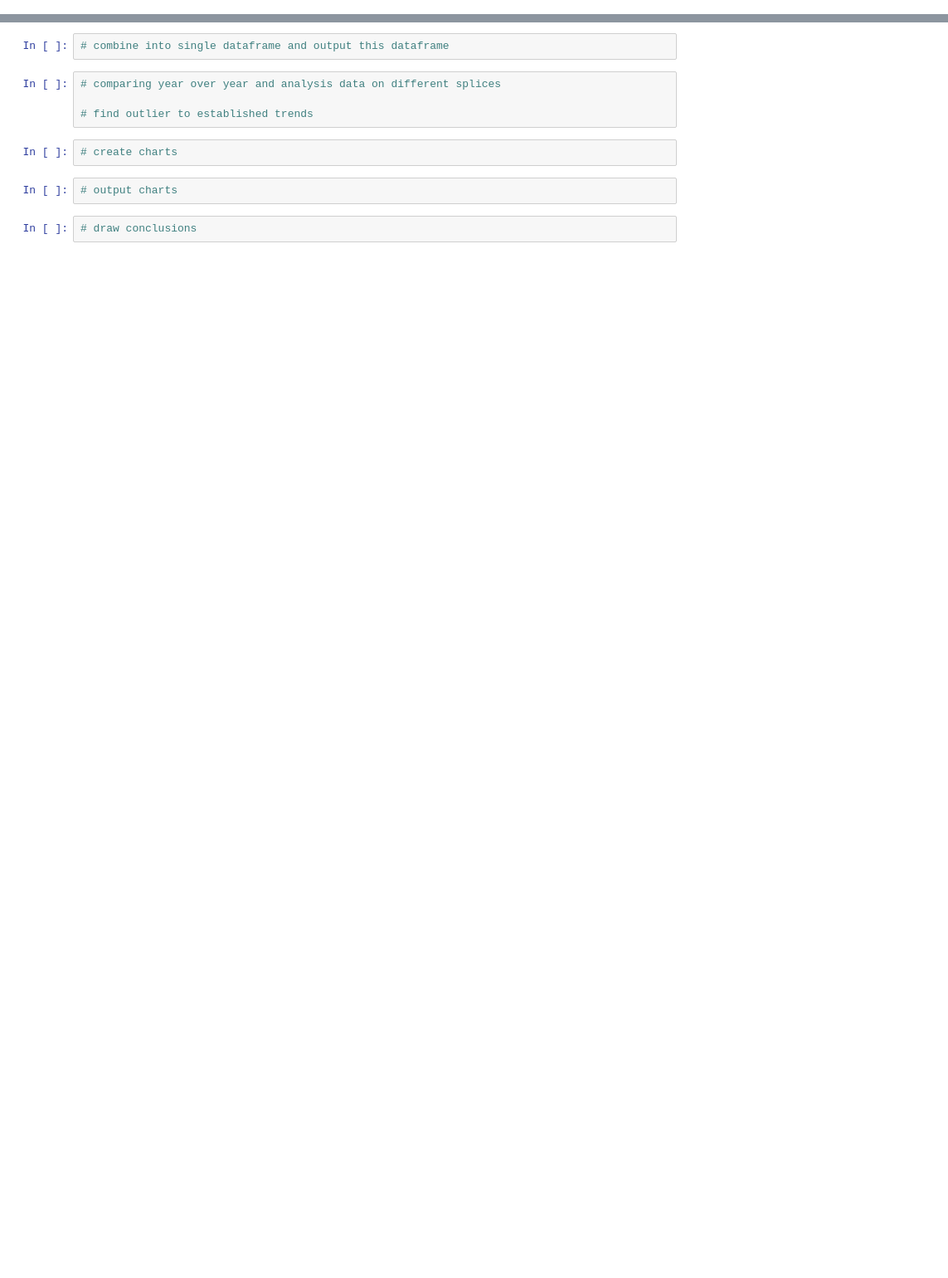
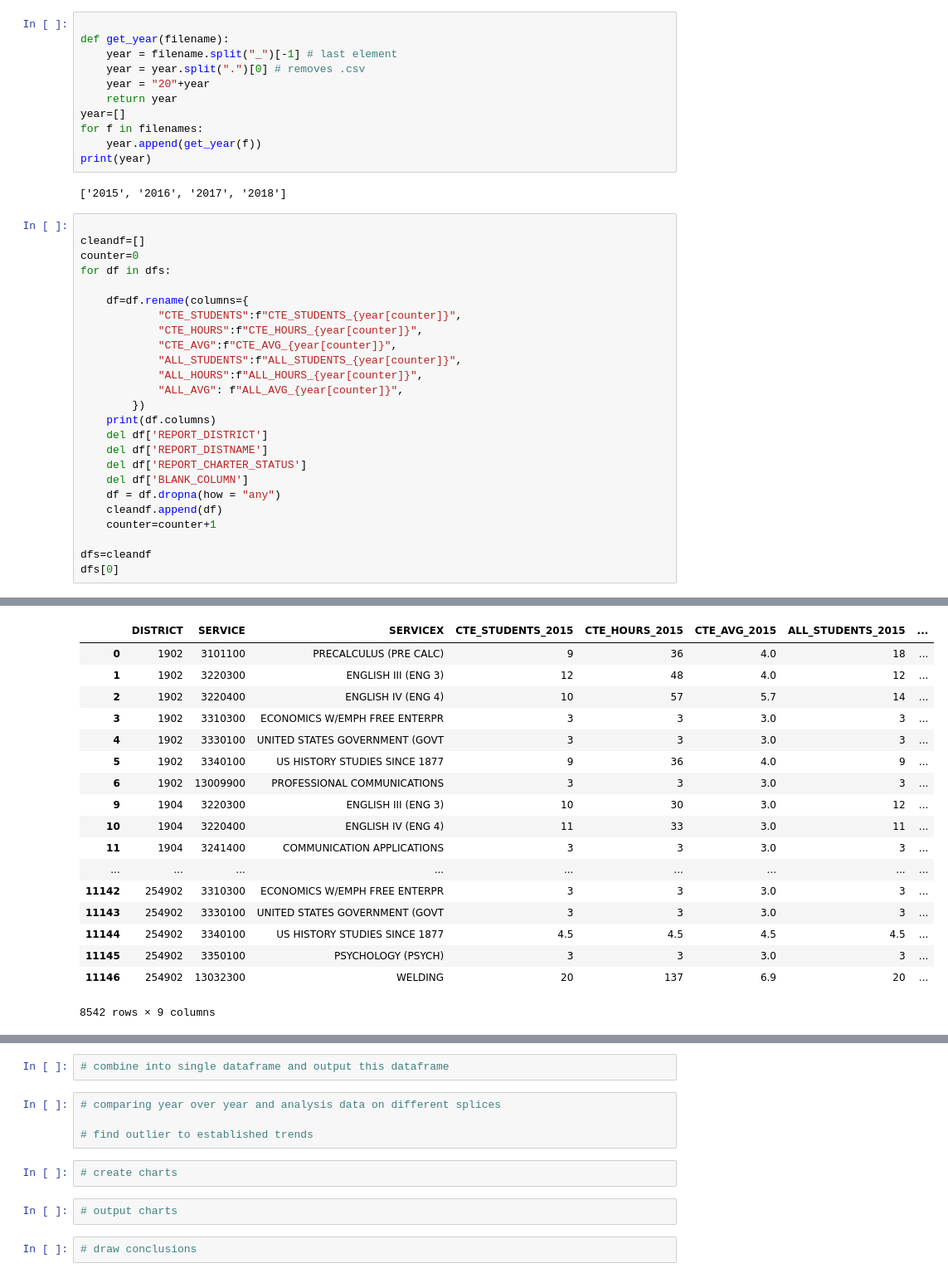
Before and after one commit to Kev-clark/Project_1, a Jupyter notebook: Base Project code.ipynb, the cells around one changed output, grey strips where cells are left out. Shown at 83% size. Saved outputs shown, nothing was run; the diff lists cells and outputs as text; blank space fills up the shorter version.

```diff
--- a/Base Project code.ipynb
+++ b/Base Project code.ipynb
@@ -65,0 +24,39 @@ dfs[0]
+# %%
+
+def get_year(filename):
+    year = filename.split("_")[-1] # last element
+    year = year.split(".")[0] # removes .csv
+    year = "20"+year
+    return year
+year=[]
+for f in filenames:
+    year.append(get_year(f))
+print(year)
+# %% [output]
+['2015', '2016', '2017', '2018']
+# %%
+
+cleandf=[]
+counter=0
+for df in dfs:
+
+    df=df.rename(columns={
+            "CTE_STUDENTS":f"CTE_STUDENTS_{year[counter]}",
+            "CTE_HOURS":f"CTE_HOURS_{year[counter]}",
+            "CTE_AVG":f"CTE_AVG_{year[counter]}",
+            "ALL_STUDENTS":f"ALL_STUDENTS_{year[counter]}",
+            "ALL_HOURS":f"ALL_HOURS_{year[counter]}",
+            "ALL_AVG": f"ALL_AVG_{year[counter]}",
+        })
+    print(df.columns)
+    del df['REPORT_DISTRICT']
+    del df['REPORT_DISTNAME']
+    del df['REPORT_CHARTER_STATUS']
+    del df['BLANK_COLUMN']
+    df = df.dropna(how = "any")
+    cleandf.append(df)
+    counter=counter+1
+
+dfs=cleandf
+dfs[0]
+# %% [output]
@@ -65,0 +83,18 @@ dfs[0]
+|  | DISTRICT | SERVICE | SERVICEX | CTE_STUDENTS_2015 | CTE_HOURS_2015 | CTE_AVG_2015 | ALL_STUDENTS_2015 | ... |
+| 0 | 1902 | 3101100 | PRECALCULUS (PRE CALC) | 9 | 36 | 4.0 | 18 | ... |
+| 1 | 1902 | 3220300 | ENGLISH III (ENG 3) | 12 | 48 | 4.0 | 12 | ... |
+| 2 | 1902 | 3220400 | ENGLISH IV (ENG 4) | 10 | 57 | 5.7 | 14 | ... |
+| 3 | 1902 | 3310300 | ECONOMICS W/EMPH FREE ENTERPR | 3 | 3 | 3.0 | 3 | ... |
+| 4 | 1902 | 3330100 | UNITED STATES GOVERNMENT (GOVT | 3 | 3 | 3.0 | 3 | ... |
+| 5 | 1902 | 3340100 | US HISTORY STUDIES SINCE 1877 | 9 | 36 | 4.0 | 9 | ... |
+| 6 | 1902 | 13009900 | PROFESSIONAL COMMUNICATIONS | 3 | 3 | 3.0 | 3 | ... |
+| 9 | 1904 | 3220300 | ENGLISH III (ENG 3) | 10 | 30 | 3.0 | 12 | ... |
+| 10 | 1904 | 3220400 | ENGLISH IV (ENG 4) | 11 | 33 | 3.0 | 11 | ... |
+| 11 | 1904 | 3241400 | COMMUNICATION APPLICATIONS | 3 | 3 | 3.0 | 3 | ... |
+| ... | ... | ... | ... | ... | ... | ... | ... | ... |
+| 11142 | 254902 | 3310300 | ECONOMICS W/EMPH FREE ENTERPR | 3 | 3 | 3.0 | 3 | ... |
+| 11143 | 254902 | 3330100 | UNITED STATES GOVERNMENT (GOVT | 3 | 3 | 3.0 | 3 | ... |
+| 11144 | 254902 | 3340100 | US HISTORY STUDIES SINCE 1877 | 4.5 | 4.5 | 4.5 | 4.5 | ... |
+| 11145 | 254902 | 3350100 | PSYCHOLOGY (PSYCH) | 3 | 3 | 3.0 | 3 | ... |
+| 11146 | 254902 | 13032300 | WELDING | 20 | 137 | 6.9 | 20 | ... |
+8542 rows × 9 columns
```
Also changed, not shown: parts of 7 cells of this notebook, 6 other files.
